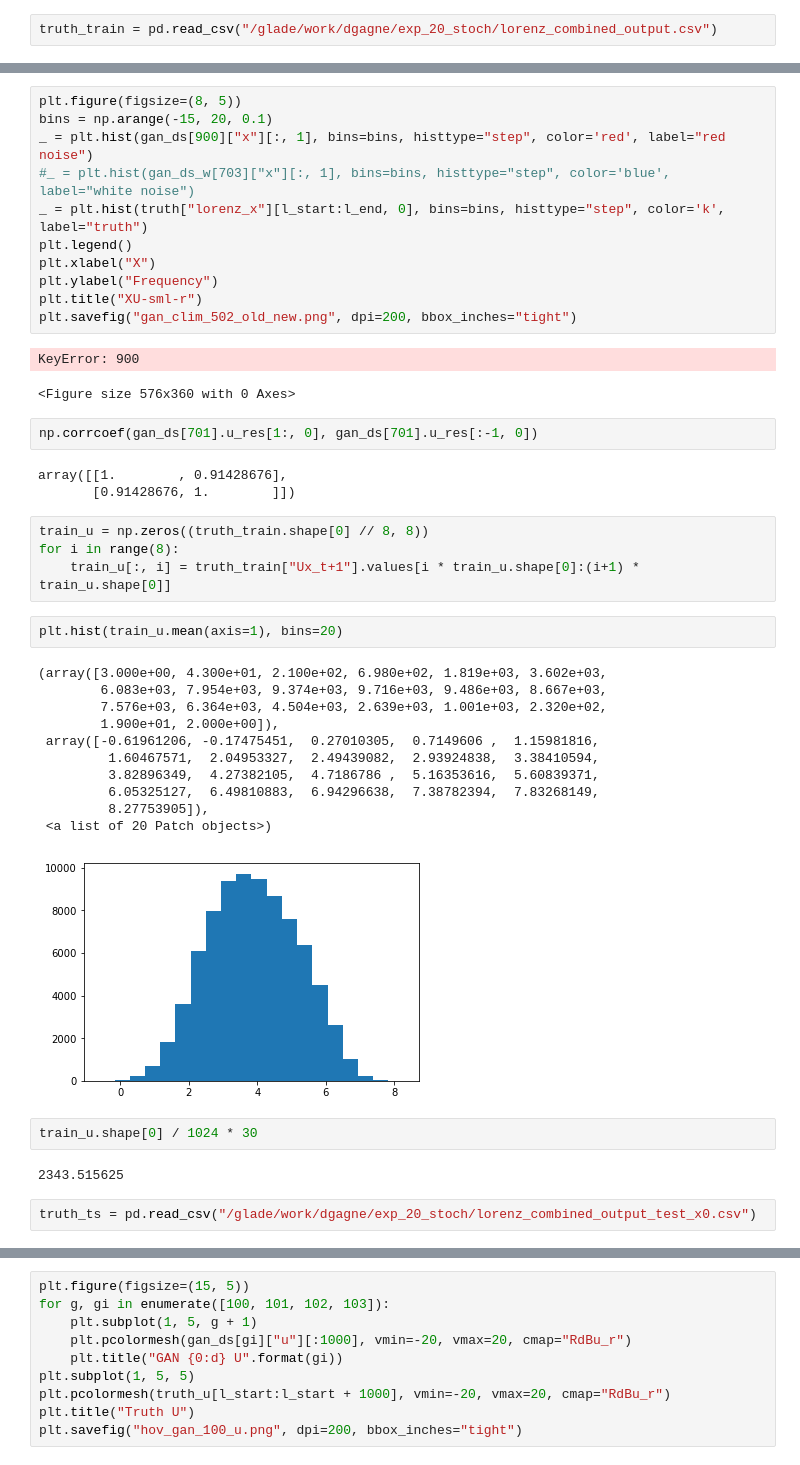
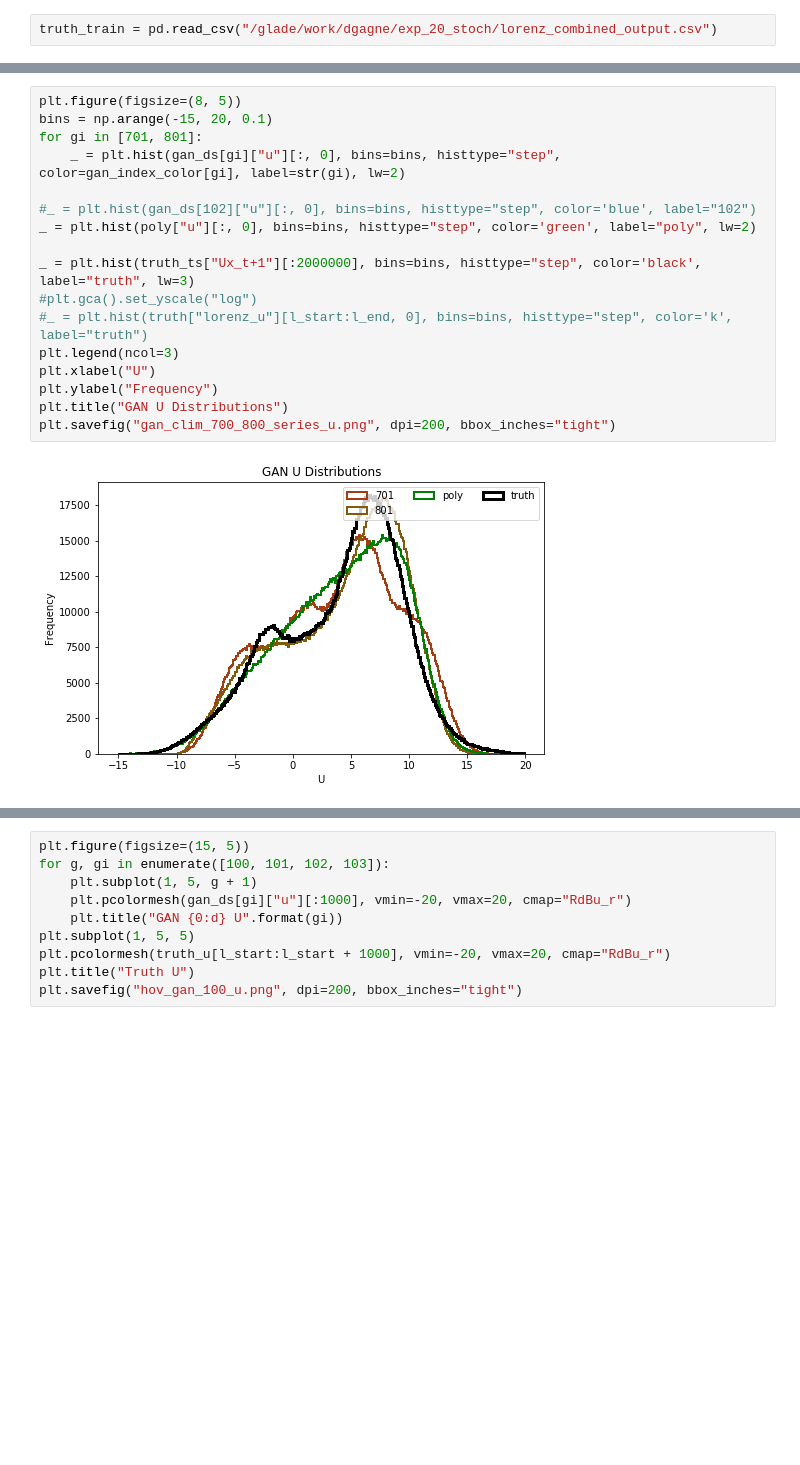
Before and after one commit to djgagne/lorenz_gan, a Jupyter notebook: notebooks/wavelets.ipynb, the cells around one changed output, grey strips where cells are left out. Saved outputs shown, nothing was run; the diff lists cells and outputs as text; blank space fills up the shorter version.

```diff
--- a/notebooks/wavelets.ipynb
+++ b/notebooks/wavelets.ipynb
@@ -217,43 +108,19 @@ truth_train = pd.read_csv("/glade/work/dgagne/exp_20_stoch/lorenz_combined_outpu
 # %%
 plt.figure(figsize=(8, 5))
 bins = np.arange(-15, 20, 0.1)
-_ = plt.hist(gan_ds[900]["x"][:, 1], bins=bins, histtype="step", color='red', label="red noise")
-#_ = plt.hist(gan_ds_w[703]["x"][:, 1], bins=bins, histtype="step", color='blue', label="white noise")
-_ = plt.hist(truth["lorenz_x"][l_start:l_end, 0], bins=bins, histtype="step", color='k', label="truth")
-plt.legend()
-plt.xlabel("X")
+for gi in [701, 801]:
+    _ = plt.hist(gan_ds[gi]["u"][:, 0], bins=bins, histtype="step", color=gan_index_color[gi], label=str(gi), lw=2)
+
+#_ = plt.hist(gan_ds[102]["u"][:, 0], bins=bins, histtype="step", color='blue', label="102")
+_ = plt.hist(poly["u"][:, 0], bins=bins, histtype="step", color='green', label="poly", lw=2)
+
+_ = plt.hist(truth_ts["Ux_t+1"][:2000000], bins=bins, histtype="step", color='black', label="truth", lw=3)
+#plt.gca().set_yscale("log")
+#_ = plt.hist(truth["lorenz_u"][l_start:l_end, 0], bins=bins, histtype="step", color='k', label="truth")
+plt.legend(ncol=3)
+plt.xlabel("U")
 plt.ylabel("Frequency")
-plt.title("XU-sml-r")
-plt.savefig("gan_clim_502_old_new.png", dpi=200, bbox_inches="tight")
+plt.title("GAN U Distributions")
+plt.savefig("gan_clim_700_800_series_u.png", dpi=200, bbox_inches="tight")
 # %% [output]
-KeyError: 900
-<Figure size 576x360 with 0 Axes>
+[figure, added]
-# %%
-np.corrcoef(gan_ds[701].u_res[1:, 0], gan_ds[701].u_res[:-1, 0])
-# %% [output]
-array([[1.        , 0.91428676],
-       [0.91428676, 1.        ]])
-# %%
-train_u = np.zeros((truth_train.shape[0] // 8, 8))
-for i in range(8):
-    train_u[:, i] = truth_train["Ux_t+1"].values[i * train_u.shape[0]:(i+1) * train_u.shape[0]]
-# %%
-plt.hist(train_u.mean(axis=1), bins=20)
-# %% [output]
-(array([3.000e+00, 4.300e+01, 2.100e+02, 6.980e+02, 1.819e+03, 3.602e+03,
-        6.083e+03, 7.954e+03, 9.374e+03, 9.716e+03, 9.486e+03, 8.667e+03,
-        7.576e+03, 6.364e+03, 4.504e+03, 2.639e+03, 1.001e+03, 2.320e+02,
-        1.900e+01, 2.000e+00]),
- array([-0.61961206, -0.17475451,  0.27010305,  0.7149606 ,  1.15981816,
-         1.60467571,  2.04953327,  2.49439082,  2.93924838,  3.38410594,
-         3.82896349,  4.27382105,  4.7186786 ,  5.16353616,  5.60839371,
-         6.05325127,  6.49810883,  6.94296638,  7.38782394,  7.83268149,
-         8.27753905]),
- <a list of 20 Patch objects>)
-[figure, removed]
-# %%
-train_u.shape[0] / 1024 * 30
-# %% [output]
-2343.515625
-# %%
-truth_ts = pd.read_csv("/glade/work/dgagne/exp_20_stoch/lorenz_combined_output_test_x0.csv")
```
Also changed, not shown: parts of 83 cells of this notebook, 45 other files.
